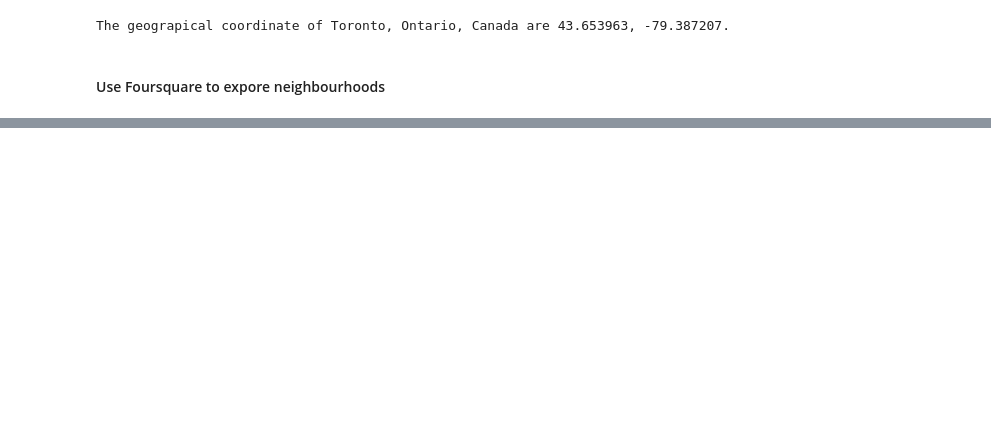
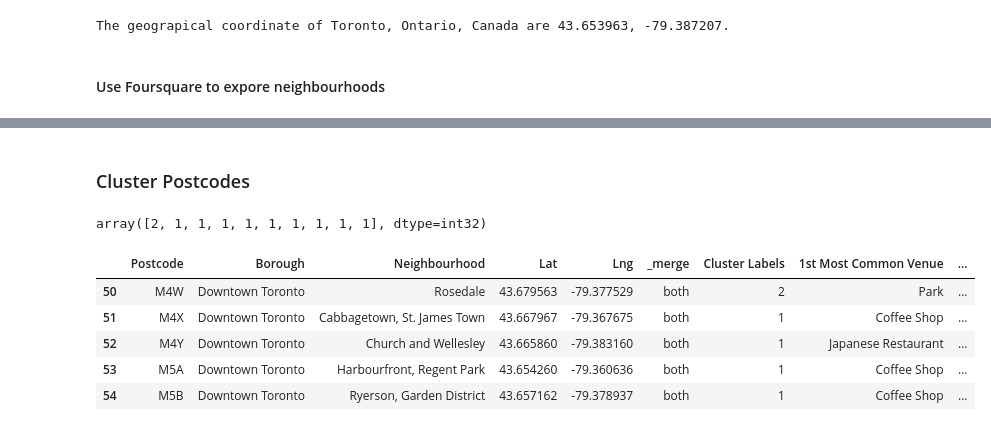
Before and after one commit to chiefs18/Coursera_Capstone, a Jupyter notebook: MH_Data_Sci_Capstone_Wk3_Toronto_JupyterNB.ipynb, the cells around one changed output, grey strips where cells are left out. Drawn from its saved outputs; the diff is of its cells as text; code cells hidden in the pictures; blank space fills up the shorter version.

```diff
--- a/MH_Data_Sci_Capstone_Wk3_Toronto_JupyterNB.ipynb
+++ b/MH_Data_Sci_Capstone_Wk3_Toronto_JupyterNB.ipynb
@@ -248,0 +472,2 @@ map_toronto = folium.Map(location=[latitude, longitude], zoom_start=10)
+# %%
+downtown_grouped = downtown_onehot.groupby('Postcode').mean().reset_index()
@@ -248,0 +520,21 @@ map_toronto = folium.Map(location=[latitude, longitude], zoom_start=10)
+# %%
+num_top_venues = 10
+
+indicators = ['st', 'nd', 'rd']
+
+# create columns according to number of top venues
+columns = ['Postcode']
+for ind in np.arange(num_top_venues):
+    try:
+        columns.append('{}{} Most Common Venue'.format(ind+1, indicators[ind]))
+    except:
+        columns.append('{}th Most Common Venue'.format(ind+1))
+
+# create a new dataframe
+postcode_venues_sorted = pd.DataFrame(columns=columns)
+postcode_venues_sorted['Postcode'] = downtown_grouped['Postcode']
+
+for ind in np.arange(downtown_grouped.shape[0]):
+    postcode_venues_sorted.iloc[ind, 1:] = return_most_common_venues(downtown_grouped.iloc[ind, :], num_top_venues)
+
+postcode_venues_sorted.head()
@@ -248,0 +548,32 @@ map_toronto = folium.Map(location=[latitude, longitude], zoom_start=10)
+# %% [markdown]
+### Cluster Postcodes
+# %%
+# set number of clusters
+kclusters = 5
+
+downtown_grouped_clustering = downtown_grouped.drop('Postcode', 1)
+
+# run k-means clustering
+kmeans = KMeans(n_clusters=kclusters, random_state=0).fit(downtown_grouped_clustering)
+
+# check cluster labels generated for each row in the dataframe
+kmeans.labels_[0:10]
+# %% [output]
+array([2, 1, 1, 1, 1, 1, 1, 1, 1, 1], dtype=int32)
+# %%
+# add clustering labels
+postcode_venues_sorted.insert(0, 'Cluster Labels', kmeans.labels_)
+
+downtown_merged = downtown_area
+
+# merge toronto_grouped with toronto_data to add latitude/longitude for each neighborhood
+downtown_merged = downtown_merged.join(postcode_venues_sorted.set_index('Postcode'), on='Postcode')   #this should be on Postcode
+
+downtown_merged.head() # check the last columns!
+# %% [output]
+|  | Postcode | Borough | Neighbourhood | Lat | Lng | _merge | Cluster Labels | 1st Most Common Venue | ... |
+| 50 | M4W | Downtown Toronto | Rosedale | 43.679563 | -79.377529 | both | 2 | Park | ... |
+| 51 | M4X | Downtown Toronto | Cabbagetown, St. James Town | 43.667967 | -79.367675 | both | 1 | Coffee Shop | ... |
+| 52 | M4Y | Downtown Toronto | Church and Wellesley | 43.665860 | -79.383160 | both | 1 | Japanese Restaurant | ... |
+| 53 | M5A | Downtown Toronto | Harbourfront, Regent Park | 43.654260 | -79.360636 | both | 1 | Coffee Shop | ... |
+| 54 | M5B | Downtown Toronto | Ryerson, Garden District | 43.657162 | -79.378937 | both | 1 | Coffee Shop | ... |
```
Also changed, not shown: parts of 52 cells of this notebook.
